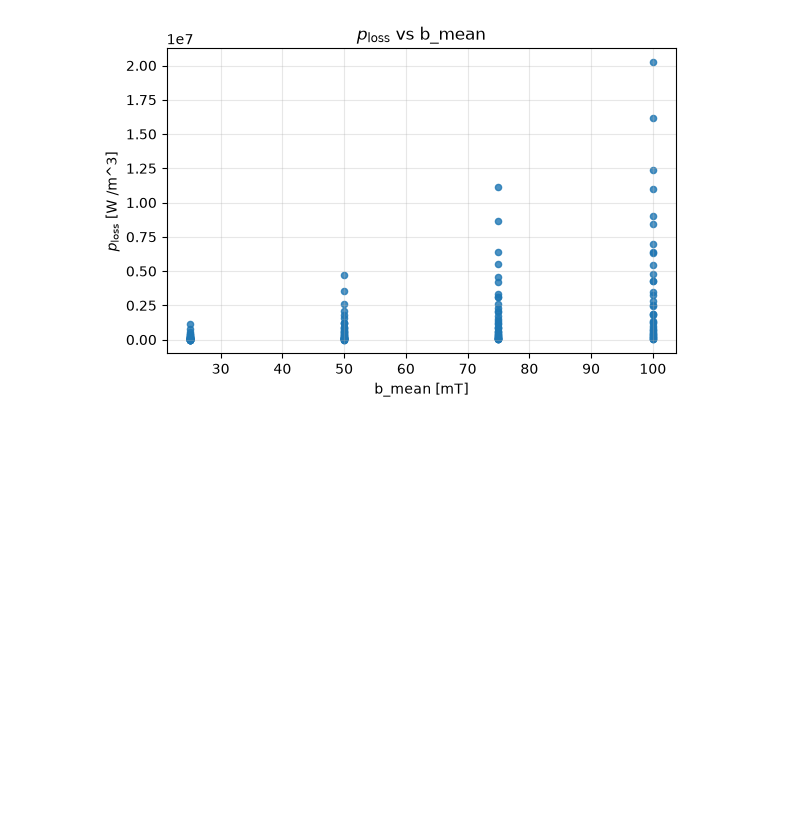
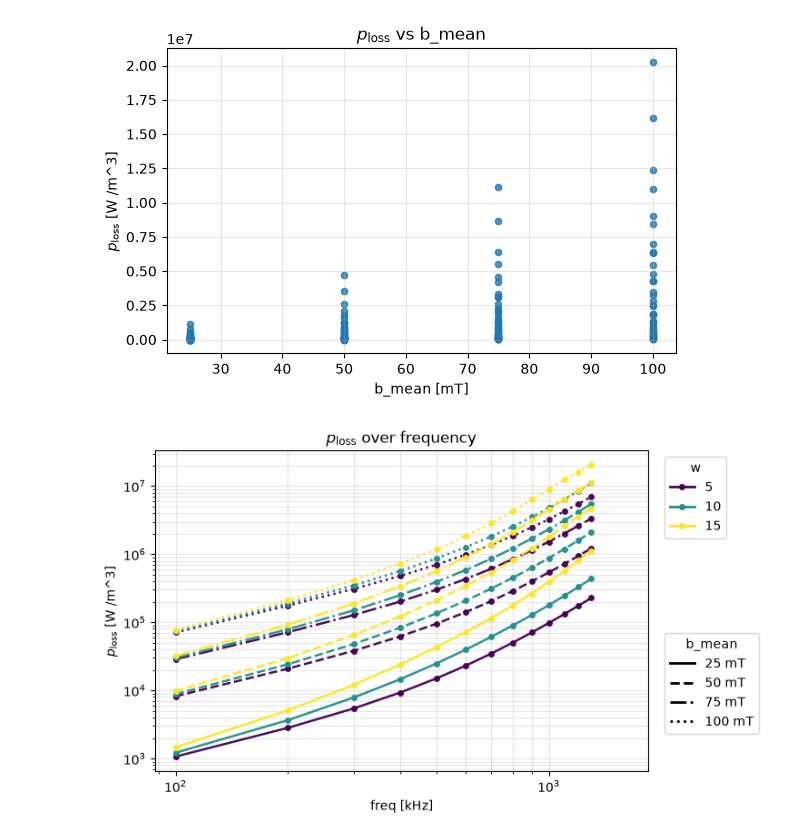
Before and after one commit to upb-lea/MPhSweepKit, a Jupyter notebook: examples/studies/infinite_ferrite_cross_sections/script_3_plot.ipynb, the cells around one changed output. Saved outputs shown, nothing was run; the diff lists cells and outputs as text; code cells hidden in the pictures; blank space fills up the shorter version.

Commit message:
add general purpose data plot function

```diff
--- a/examples/studies/infinite_ferrite_cross_sections/script_3_plot.ipynb
+++ b/examples/studies/infinite_ferrite_cross_sections/script_3_plot.ipynb
@@ -75,3 +69,16 @@ else:
     print("Need at least one input and one output column to plot.")
 # %% [output]
 [figure]
+# %%
+fig, ax = plt.subplots(figsize=(7.5, 4.5))
+dp.y_over_x_with_color_and_style(
+    ax=ax,
+    y_col="p_loss",
+    x_col="freq",
+    color_col="w",
+    style_col="b_mean"
+)
+plt.tight_layout()
+plt.show()
+# %% [output]
+[figure, added]
```
Also changed, not shown: parts of 4 cells of this notebook, 1 other file.
